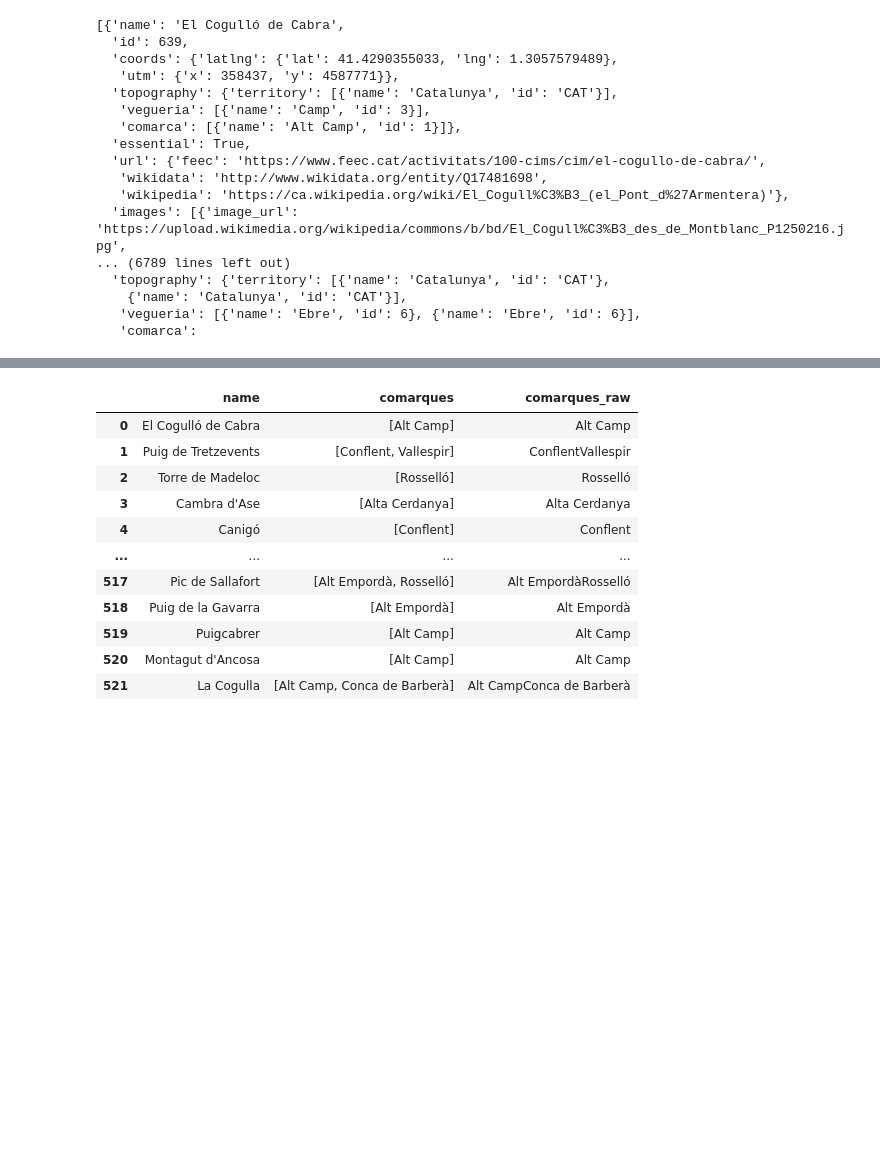
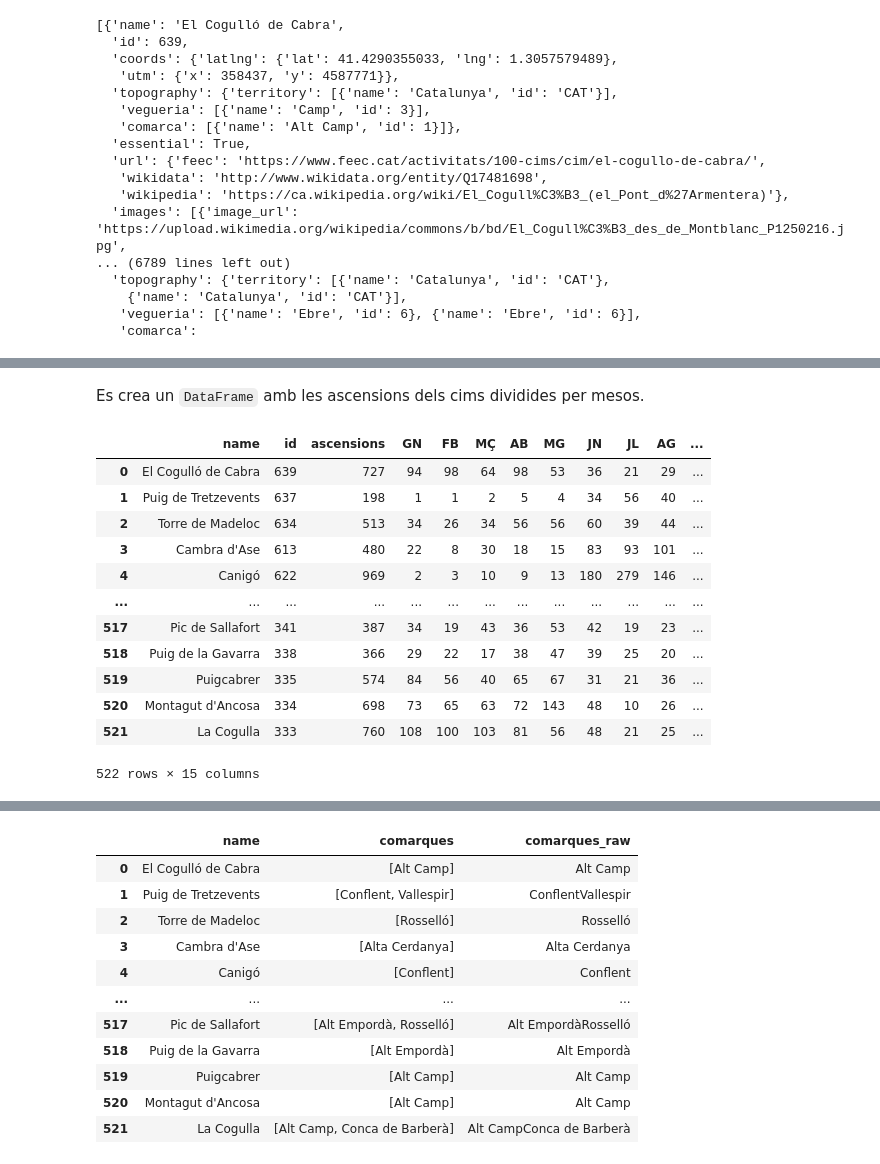
Before and after one commit to jaymaeuro/100cims_data, a Jupyter notebook: 100cims.ipynb, the cells around one changed output, grey strips where cells are left out. Cells and saved outputs as stored; diff of their text form; code cells hidden in the pictures; blank space fills up the shorter version.

Commit message:
Add season data

```diff
--- a/100cims.ipynb
+++ b/100cims.ipynb
@@ -255,0 +255,25 @@ with open("centcims.json", "w", encoding="utf-8") as f:
+# %% [markdown]
+Es crea un `DataFrame` amb les ascensions dels cims dividides per mesos.
+# %%
+cent_cims_df = pd.DataFrame(cent_cims)
+df = pd.DataFrame()
+MONTHS = ["GN", "FB", "MÇ", "AB", "MG", "JN", "JL", "AG", "ST", "OC", "NV", "DS"]
+df["name"] = cent_cims_df.name
+df["id"] = cent_cims_df.id
+df["ascensions"] = cent_cims_df.ascensions.apply(lambda x: x["total"])
+df[MONTHS] = pd.DataFrame(cent_cims_df.ascensions.apply(lambda x: x["monthly"]).to_list(), index=df.index)
+df
+# %% [output]
+|  | name | id | ascensions | GN | FB | MÇ | AB | MG | JN | JL | AG | ... |
+| 0 | El Cogulló de Cabra | 639 | 727 | 94 | 98 | 64 | 98 | 53 | 36 | 21 | 29 | ... |
+| 1 | Puig de Tretzevents | 637 | 198 | 1 | 1 | 2 | 5 | 4 | 34 | 56 | 40 | ... |
+| 2 | Torre de Madeloc | 634 | 513 | 34 | 26 | 34 | 56 | 56 | 60 | 39 | 44 | ... |
+| 3 | Cambra d'Ase | 613 | 480 | 22 | 8 | 30 | 18 | 15 | 83 | 93 | 101 | ... |
+| 4 | Canigó | 622 | 969 | 2 | 3 | 10 | 9 | 13 | 180 | 279 | 146 | ... |
+| ... | ... | ... | ... | ... | ... | ... | ... | ... | ... | ... | ... | ... |
+| 517 | Pic de Sallafort | 341 | 387 | 34 | 19 | 43 | 36 | 53 | 42 | 19 | 23 | ... |
+| 518 | Puig de la Gavarra | 338 | 366 | 29 | 22 | 17 | 38 | 47 | 39 | 25 | 20 | ... |
+| 519 | Puigcabrer | 335 | 574 | 84 | 56 | 40 | 65 | 67 | 31 | 21 | 36 | ... |
+| 520 | Montagut d'Ancosa | 334 | 698 | 73 | 65 | 63 | 72 | 143 | 48 | 10 | 26 | ... |
+| 521 | La Cogulla | 333 | 760 | 108 | 100 | 103 | 81 | 56 | 48 | 21 | 25 | ... |
+522 rows × 15 columns
```
Also changed, not shown: parts of 10 cells of this notebook, 1 other file.
